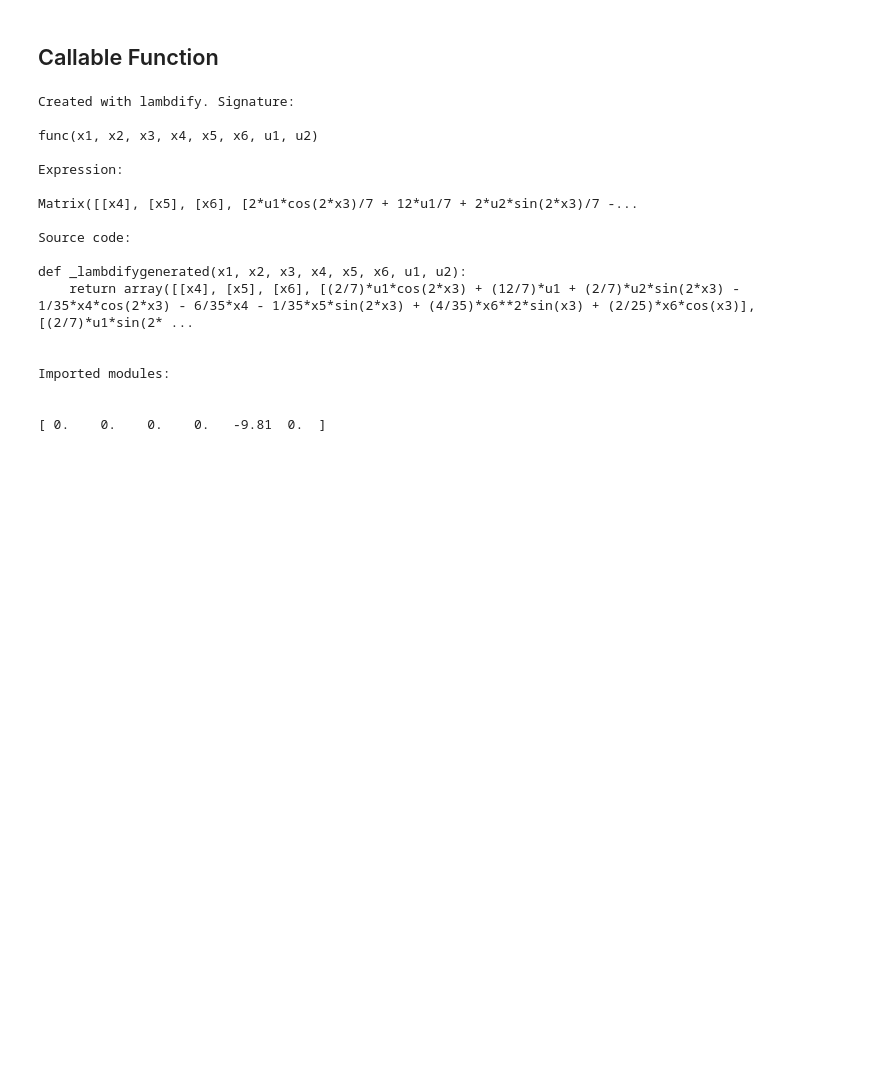
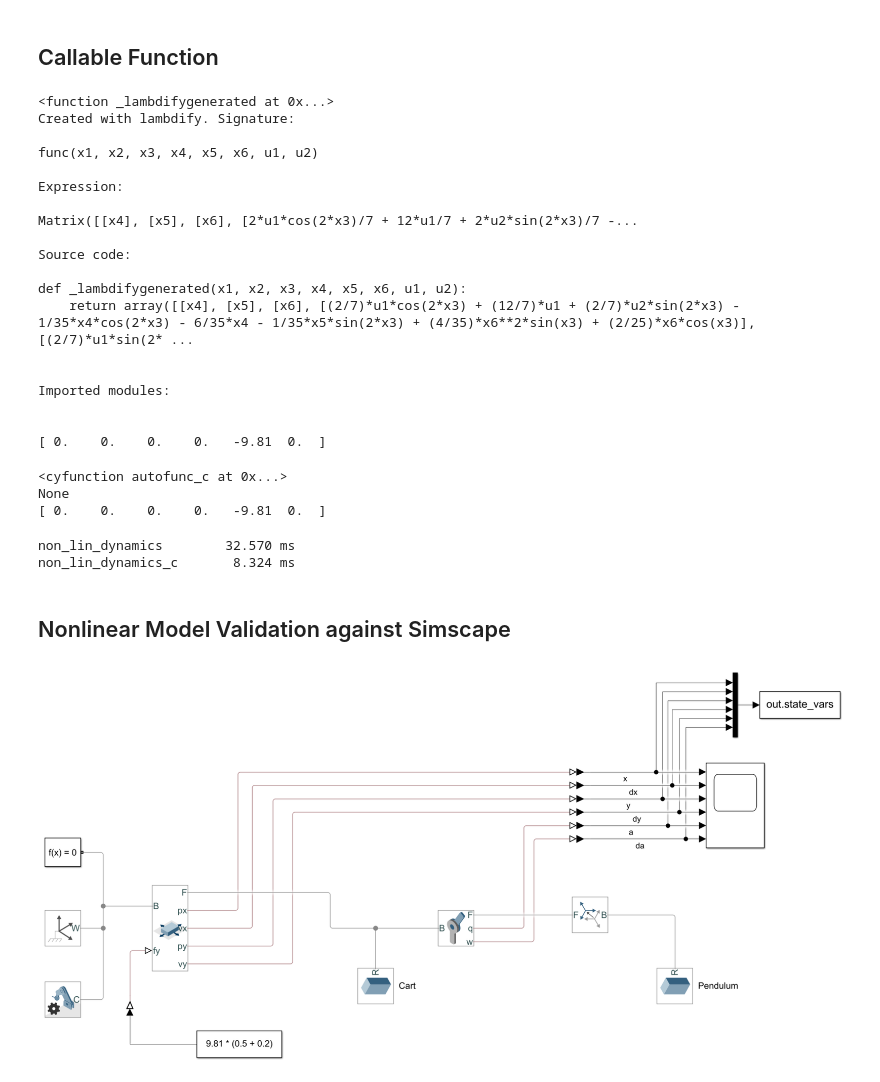
Before and after one commit to Trolobezka/OPSR-2025, a Jupyter notebook: project.ipynb, the cells around one changed output. Saved outputs shown, nothing was run; the diff lists cells and outputs as text; code cells hidden in the pictures; blank space fills up the shorter version.

```diff
--- a/project.ipynb
+++ b/project.ipynb
@@ -223,6 +225,7 @@ plt.show()
 ## Callable Function
 # %%
 _non_lin_dynamics = smp.lambdify(list(ss_subs.values()), ss_eom_num, modules="numpy")
+print(_non_lin_dynamics)
 print(_non_lin_dynamics.__doc__)
 
 
@@ -242,6 +245,7 @@ print_array(
     )
 )
 # %% [output]
+<function _lambdifygenerated at 0x...>
 Created with lambdify. Signature:
 
 func(x1, x2, x3, x4, x5, x6, u1, u2)
@@ -260,3 +264,61 @@ Imported modules:
 
 
 [ 0.    0.    0.    0.   -9.81  0.  ]
+# %%
+_non_lin_dynamics_c = autowrap(
+    expr=ss_eom_num,
+    args=list(ss_subs.values()),
+    language="C",
+    backend="cython",
+    tempdir=".autowrap",
+)
+print(_non_lin_dynamics_c)
+print(_non_lin_dynamics_c.__doc__)
+
+
+def non_lin_dynamics_c(
+    x: npt.NDArray[np.float64],
+    u: npt.NDArray[np.float64],
+    t: float,
+) -> npt.NDArray[np.float64]:
+    return _non_lin_dynamics_c(*x, *u)[:, 0]
+
+
+print_array(
+    non_lin_dynamics_c(
+        np.array([0, 0, math.radians(0), 0, 0, math.radians(0)]),
+        np.array([0, 0]),
+        0,
+    )
+)
+# %% [output]
+<cyfunction autofunc_c at 0x...>
+None
+[ 0.    0.    0.    0.   -9.81  0.  ]
+# %%
+start = time.perf_counter_ns()
+for i in range(1000):
+    non_lin_dynamics(
+        np.array([i / 1000, 0, math.radians(0), 0, 0, math.radians(0)]),
+        np.array([i / 1000, 0]),
+        i,
+    )
+print(f"non_lin_dynamics \t{(time.perf_counter_ns() - start) / 1e6:6.3f} ms")
+
+start = time.perf_counter_ns()
+for i in range(1000):
+    non_lin_dynamics_c(
+        np.array([i / 1000, 0, math.radians(0), 0, 0, math.radians(0)]),
+        np.array([i / 1000, 0]),
+        i,
+    )
+print(f"non_lin_dynamics_c \t{(time.perf_counter_ns() - start) / 1e6:6.3f} ms")
+# %% [output]
+non_lin_dynamics        32.570 ms
+non_lin_dynamics_c       8.324 ms
+# %% [markdown]
+## Nonlinear Model Validation against Simscape
+# %%
+Image(filename="simscape/simscape.png", width=1000)
+# %% [output]
+[figure, added]
```
Also changed, not shown: parts of 4 cells of this notebook, 5 other files.
